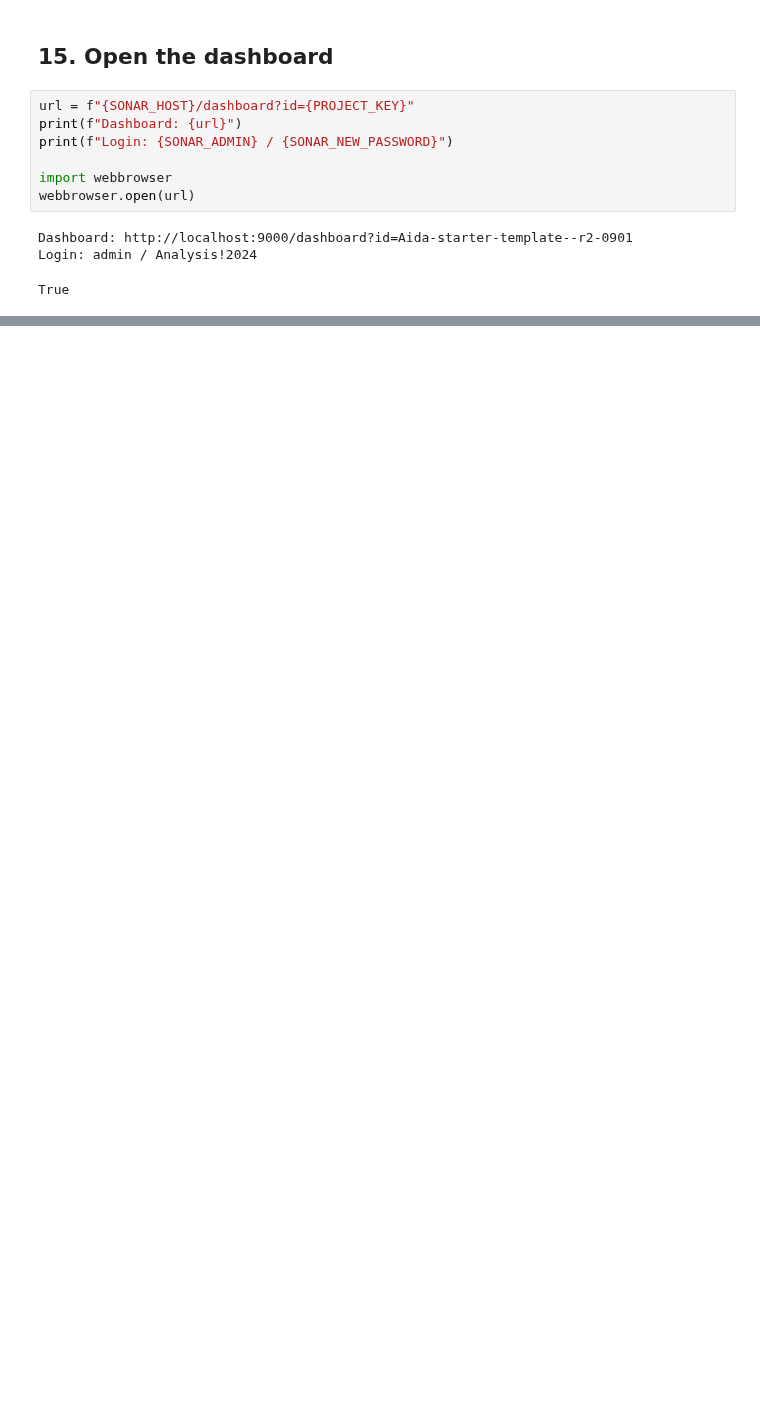
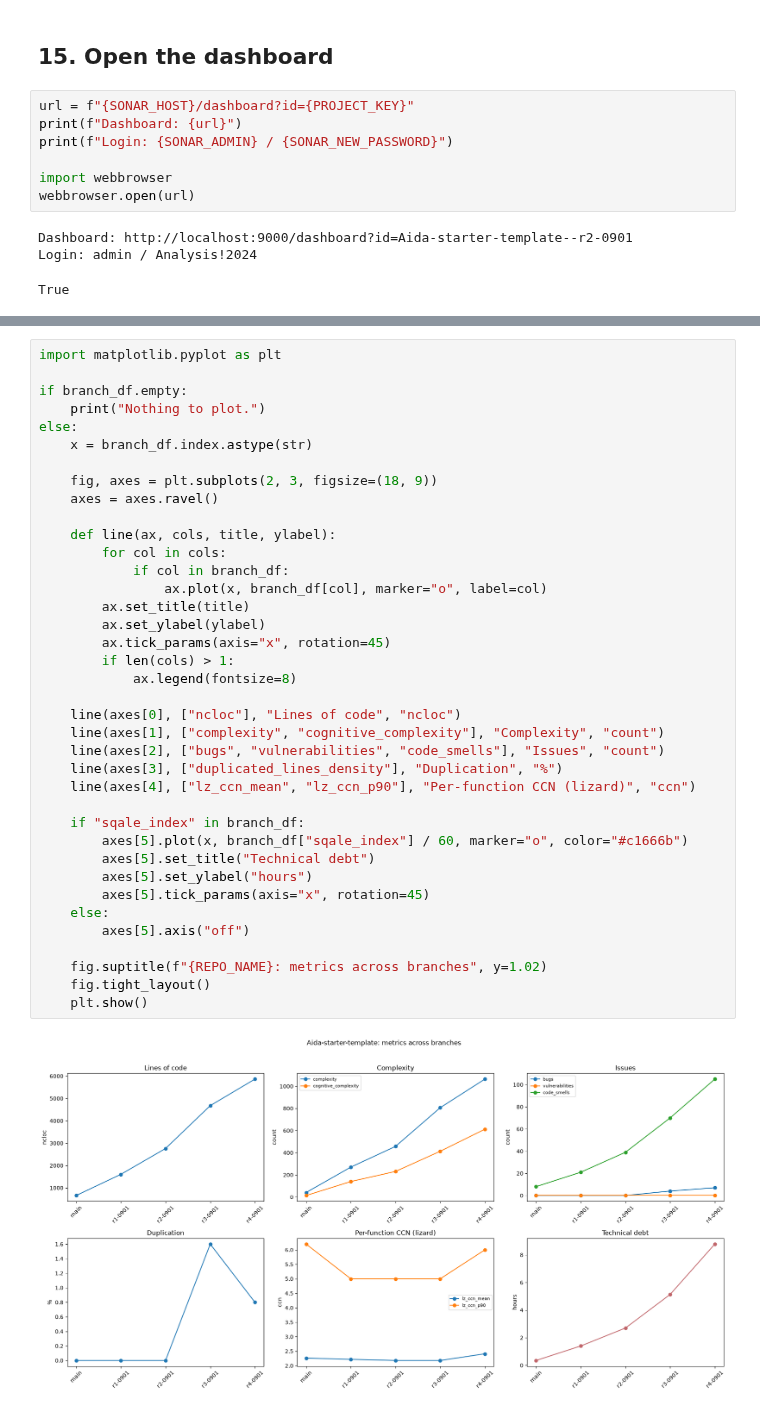
Before and after one commit to LukasOttenhof/RepositoryStaticAnalysis, a Jupyter notebook: sonarqube_test.ipynb, the cells around one changed output, grey strips where cells are left out. Saved outputs shown, nothing was run; the diff lists cells and outputs as text; blank space fills up the shorter version.

```diff
--- a/sonarqube_test.ipynb
+++ b/sonarqube_test.ipynb
@@ -987,0 +1170,40 @@ docker rm -f sonarqube     # remove it entirely (deletes all analysis history)
+# %%
+import matplotlib.pyplot as plt
+
+if branch_df.empty:
+    print("Nothing to plot.")
+else:
+    x = branch_df.index.astype(str)
+
+    fig, axes = plt.subplots(2, 3, figsize=(18, 9))
+    axes = axes.ravel()
+
+    def line(ax, cols, title, ylabel):
+        for col in cols:
+            if col in branch_df:
+                ax.plot(x, branch_df[col], marker="o", label=col)
+        ax.set_title(title)
+        ax.set_ylabel(ylabel)
+        ax.tick_params(axis="x", rotation=45)
+        if len(cols) > 1:
+            ax.legend(fontsize=8)
+
+    line(axes[0], ["ncloc"], "Lines of code", "ncloc")
+    line(axes[1], ["complexity", "cognitive_complexity"], "Complexity", "count")
+    line(axes[2], ["bugs", "vulnerabilities", "code_smells"], "Issues", "count")
+    line(axes[3], ["duplicated_lines_density"], "Duplication", "%")
+    line(axes[4], ["lz_ccn_mean", "lz_ccn_p90"], "Per-function CCN (lizard)", "ccn")
+
+    if "sqale_index" in branch_df:
+        axes[5].plot(x, branch_df["sqale_index"] / 60, marker="o", color="#c1666b")
+        axes[5].set_title("Technical debt")
+        axes[5].set_ylabel("hours")
+        axes[5].tick_params(axis="x", rotation=45)
+    else:
+        axes[5].axis("off")
+
+    fig.suptitle(f"{REPO_NAME}: metrics across branches", y=1.02)
+    fig.tight_layout()
+    plt.show()
+# %% [output]
+[figure, added]
```
Also changed, not shown: parts of 27 cells of this notebook.
